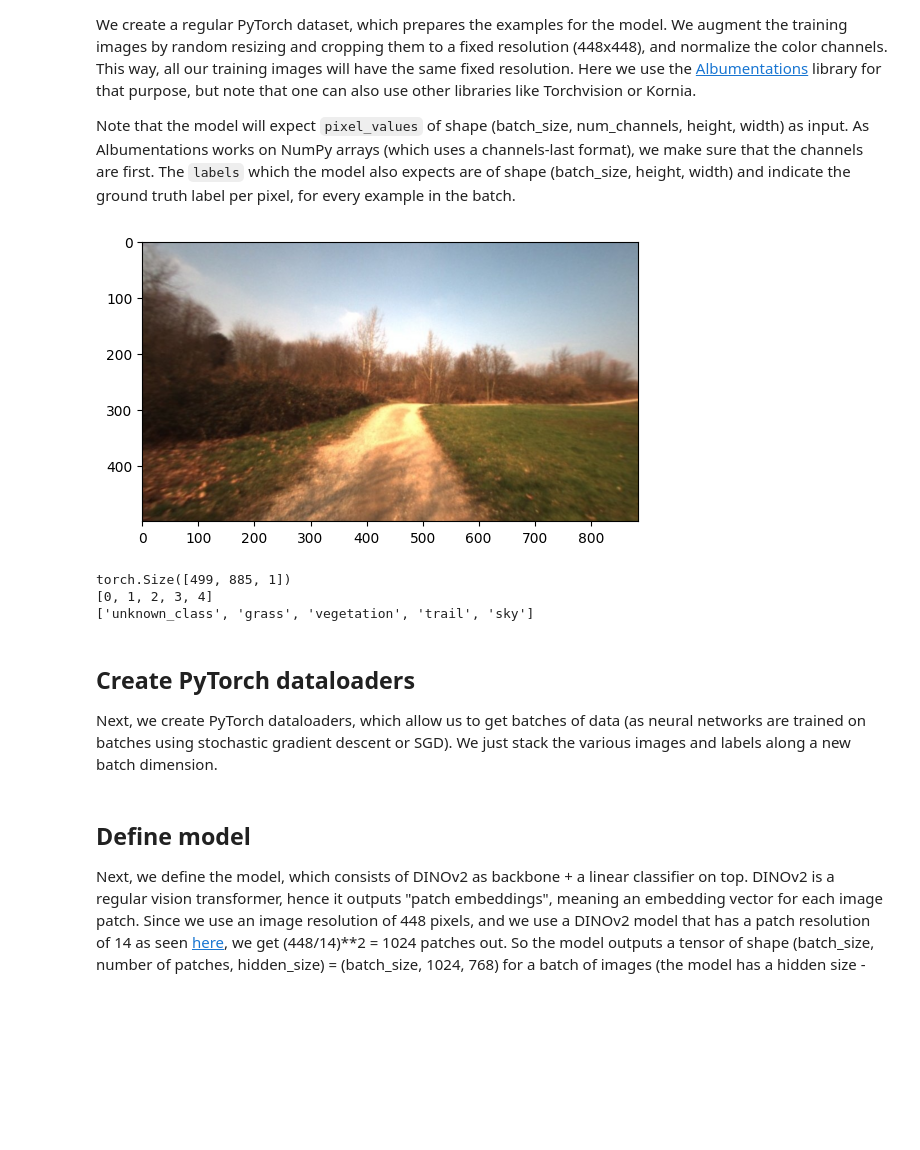
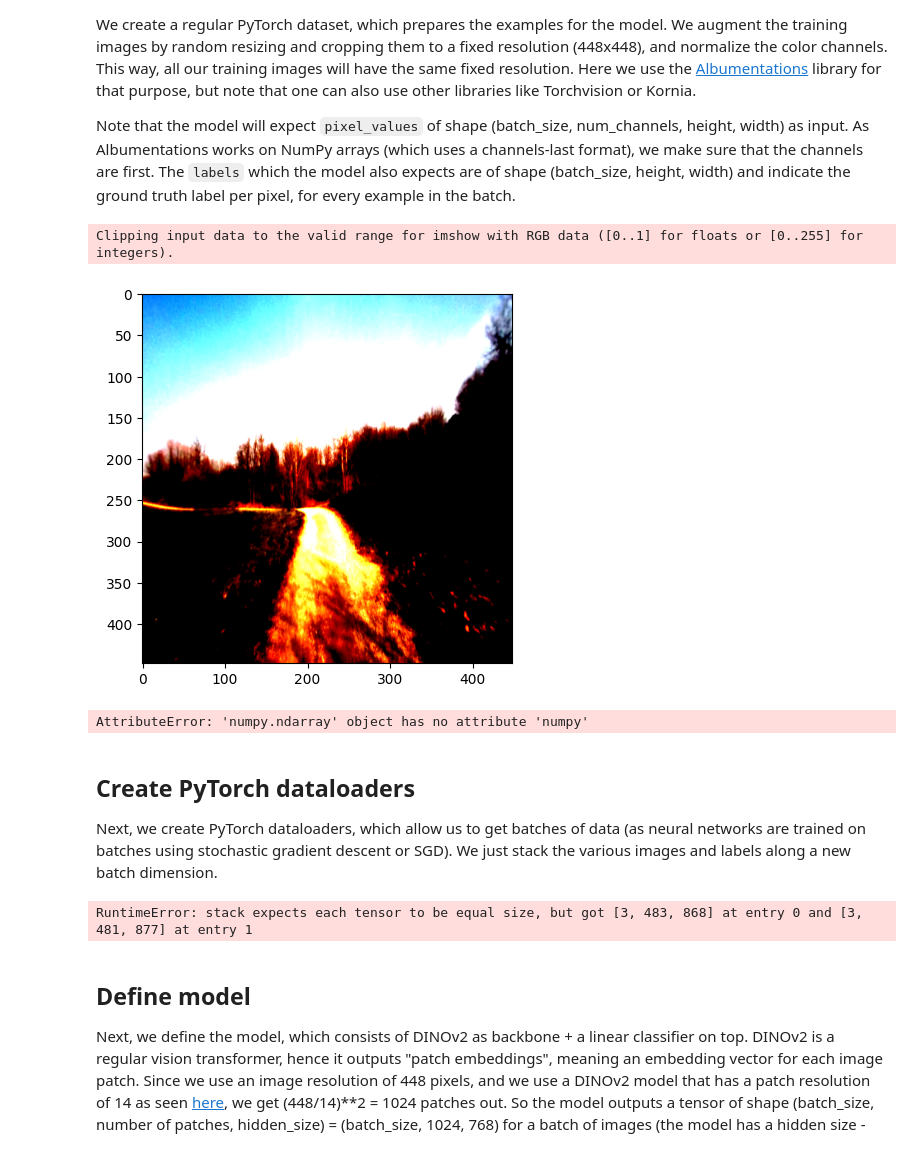
Before and after one commit to tamu-edu-students/HyperTools, a Jupyter notebook: examples/segmentation_training_head.ipynb, the cells around one changed output. Drawn from its saved outputs; the diff is of its cells as text; code cells hidden in the pictures; blank space fills up the shorter version.

Commit message:
wip updating segmentation training example

```diff
--- a/examples/segmentation_training_head.ipynb
+++ b/examples/segmentation_training_head.ipynb
@@ -36,6 +36,7 @@ from torchvision.transforms import ToTensor
 from os.path import join
 import torch
 import numpy as np
+import torchvision
 
 class SegmentationDataset(Dataset):
     def __init__(self, dataset_name, image_set,  root_dir, transform=None):
@@ -75,7 +76,7 @@ class SegmentationDataset(Dataset):
             print('img path does not exist for:', os.path.join(self.img_dir, img_name))
 
         image = Image.open(img_path).convert('RGB')
-        target = Image.open(label_path)
+        target = Image.open(label_path).convert('RGB')
         # Resize target to the size of image
         target = target.resize(image.size)
 
@@ -87,12 +88,13 @@ class SegmentationDataset(Dataset):
         target = np.array(target)
 
         # Apply transform
-        if self.transform is not None:
+        print(self.transform)
+        if isinstance(self.transform, torchvision.transforms.ToTensor):
             image = self.transform(image)
             target = self.transform(target)
-        # if self.transform is not None:
-        #     image = self.transform(image=image)['image']
-        #     # target = self.transform(image=target)['image']
+        elif self.transform is not None:
+            image = self.transform(image=image)['image']
+            target = self.transform(image=target)['image']
 
 
         return image, target
@@ -206,31 +209,27 @@ val_transform = A.Compose([
 
 
 # this is currently not working and class will need modifcation to enable this
-# train_dataset = SegmentationDataset(dataset_name='freiburg', root_dir='/workspaces/HyperImages/freiburg', image_set='train', transform=train_transform)
-# val_dataset = SegmentationDataset(dataset_name='freiburg', root_dir='/workspaces/HyperImages/freiburg',image_set='val', transform=val_transform)
-
-train_dataset = SegmentationDataset(dataset_name='freiburg', root_dir='/workspaces/HyperImages/freiburg', image_set='train',transform=ToTensor())
-val_dataset = SegmentationDataset(dataset_name='freiburg', root_dir='/workspaces/HyperImages/freiburg',image_set='val', transform=ToTensor())
+train_dataset = SegmentationDataset(dataset_name='freiburg', root_dir='/workspaces/HyperImages/freiburg', image_set='train', transform=train_transform)
+val_dataset = SegmentationDataset(dataset_name='freiburg', root_dir='/workspaces/HyperImages/freiburg',image_set='val', transform=val_transform)
 # %%
 test_example, segmentation_map = train_dataset[10]
-plt.imshow(test_example.permute(1, 2, 0))
+plt.imshow(test_example)
 plt.show()
 
 # Permute the segmentation_map
 permuted_map = segmentation_map.permute(1, 2, 0)*255
 # Convert the permuted_map to a numpy array
 permuted_map_np = permuted_map.numpy().astype(np.uint8)
 # Get a list of unique values
 unique_values = np.unique(permuted_map_np)
 
 # Print the list of unique values
 print(unique_values.tolist())
 print([id2label[str(id)] for id in unique_values.tolist()] )
 # %% [output]
+Clipping input data to the valid range for imshow with RGB data ([0..1] for floats or [0..255] for integers).
-[figure, old version]
+[figure, new version]
-torch.Size([499, 885, 1])
-[0, 1, 2, 3, 4]
-['unknown_class', 'grass', 'vegetation', 'trail', 'sky']
+AttributeError: 'numpy.ndarray' object has no attribute 'numpy'
 # %% [markdown]
 ## Create PyTorch dataloaders
 
@@ -242,8 +241,8 @@ def collate_fn(inputs):
     batch = dict()
     batch["pixel_values"] = torch.stack([i[0] for i in inputs], dim=0)
     batch["labels"] = torch.stack([i[1] for i in inputs], dim=0)
-    batch["original_images"] = [i[2] for i in inputs]
-    batch["original_segmentation_maps"] = [i[3] for i in inputs]
+    # batch["original_images"] = [i[2] for i in inputs]
+    # batch["original_segmentation_maps"] = [i[3] for i in inputs]
 
     return batch
 
@@ -254,6 +253,8 @@ batch = next(iter(train_dataloader))
 for k,v in batch.items():
   if isinstance(v,torch.Tensor):
     print(k,v.shape)
+# %% [output]
+RuntimeError: stack expects each tensor to be equal size, but got [3, 483, 868] at entry 0 and [3, 481, 877] at entry 1
 # %%
 from PIL import Image
 
```
Also changed, not shown: parts of 2 cells of this notebook.
